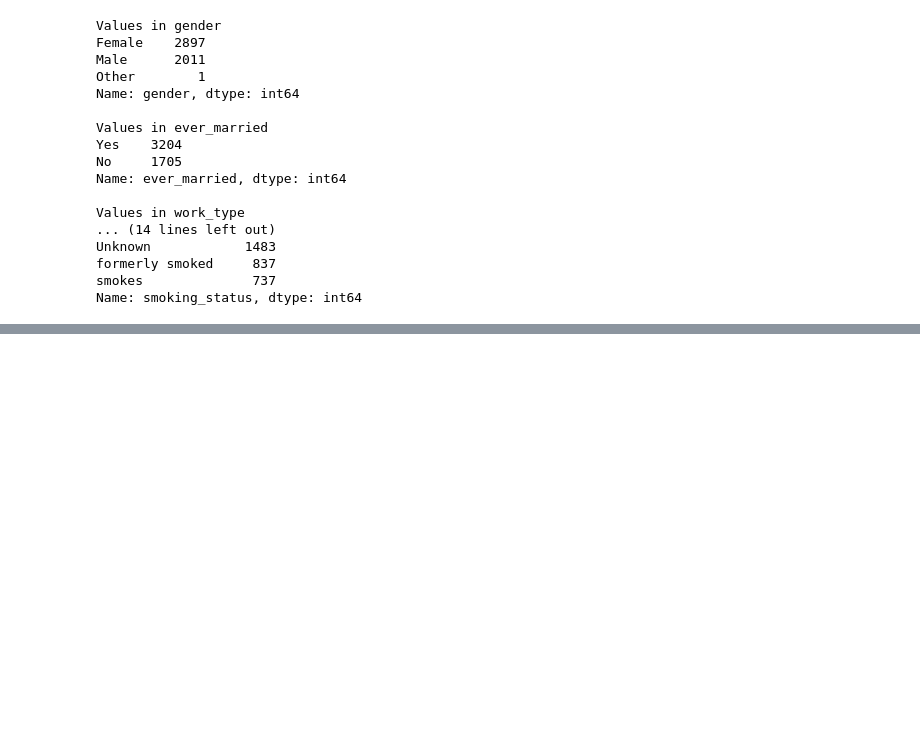
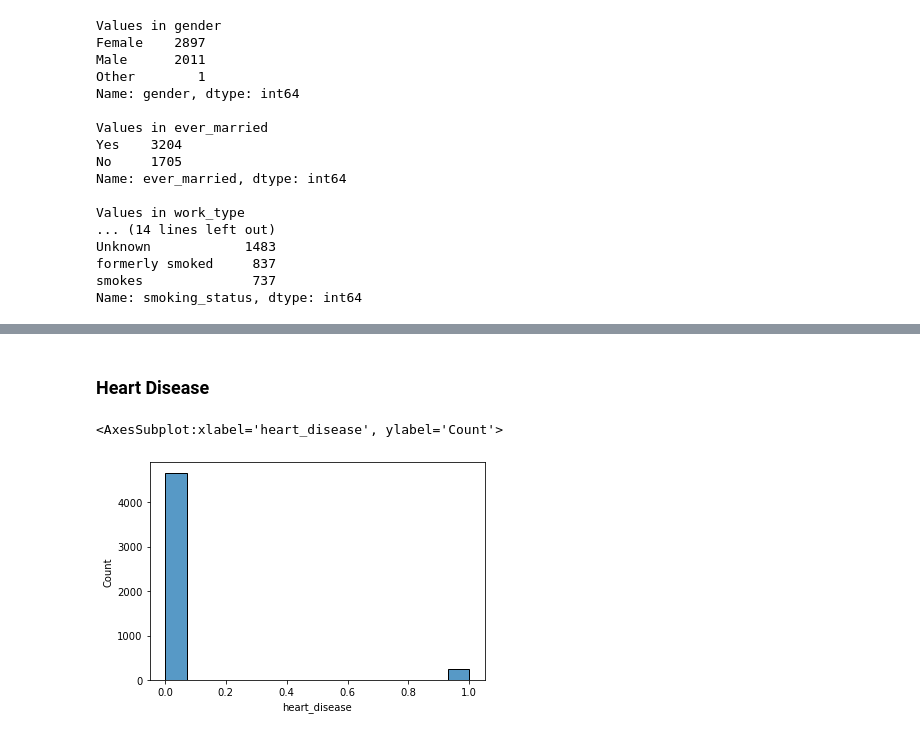
Before and after one commit to alexander-billings/stroke_prediction, a Jupyter notebook: Stroke_Prediction.ipynb, the cells around one changed output, grey strips where cells are left out. Saved outputs shown, nothing was run; the diff lists cells and outputs as text; code cells hidden in the pictures; blank space fills up the shorter version.

```diff
--- a/Stroke_Prediction.ipynb
+++ b/Stroke_Prediction.ipynb
@@ -106,0 +172,7 @@ Name: stroke, dtype: int64
+# %% [markdown]
+### Heart Disease
+# %%
+sns.histplot(data = df, x = 'heart_disease')
+# %% [output]
+<AxesSubplot:xlabel='heart_disease', ylabel='Count'>
+[figure, added]
```
Also changed, not shown: parts of 32 cells of this notebook.
